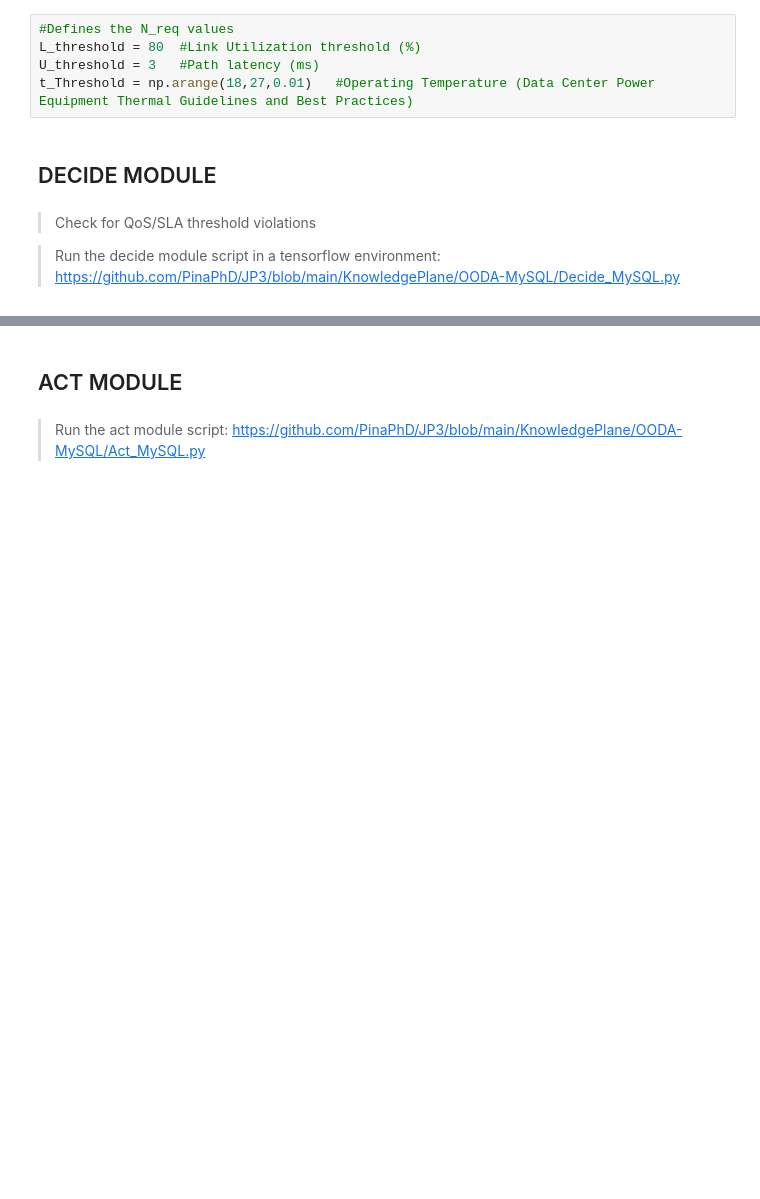
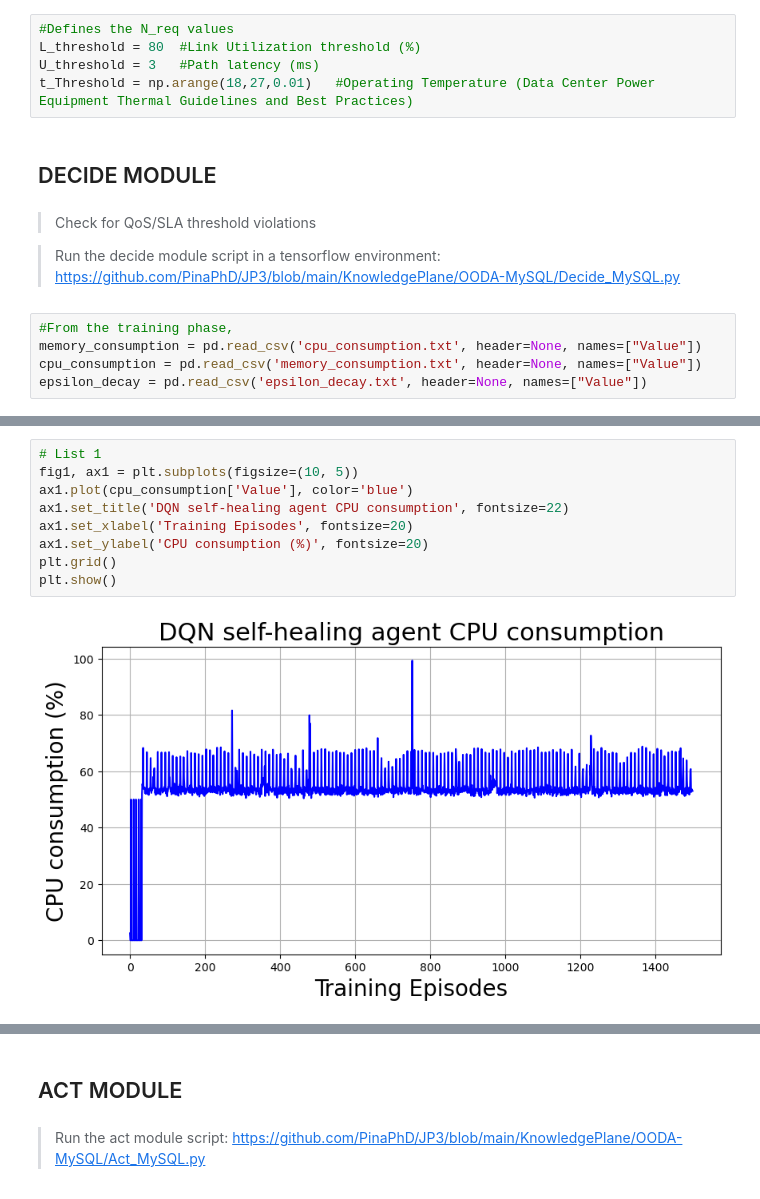
Before and after one commit to PinaPhD/A-threshold-triggered-DQN-self-healing-framework, a Jupyter notebook: Data/Summary.ipynb, the cells around one changed output, grey strips where cells are left out. Cells and saved outputs as stored; diff of their text form; blank space fills up the shorter version.

```diff
--- a/Data/Summary.ipynb
+++ b/Data/Summary.ipynb
@@ -483,3 +483,8 @@ t_Threshold = np.arange(18,27,0.01)   #Operating Temperature (Data Center Power
 > Check for QoS/SLA threshold violations
 
 > Run the decide module script in a tensorflow environment: https://github.com/PinaPhD/JP3/blob/main/KnowledgePlane/OODA-MySQL/Decide_MySQL.py
+# %%
+#From the training phase,
+memory_consumption = pd.read_csv('cpu_consumption.txt', header=None, names=["Value"])
+cpu_consumption = pd.read_csv('memory_consumption.txt', header=None, names=["Value"])
+epsilon_decay = pd.read_csv('epsilon_decay.txt', header=None, names=["Value"])
@@ -485,0 +530,11 @@ t_Threshold = np.arange(18,27,0.01)   #Operating Temperature (Data Center Power
+# %%
+# List 1
+fig1, ax1 = plt.subplots(figsize=(10, 5))
+ax1.plot(cpu_consumption['Value'], color='blue')
+ax1.set_title('DQN self-healing agent CPU consumption', fontsize=22)
+ax1.set_xlabel('Training Episodes', fontsize=20)
+ax1.set_ylabel('CPU consumption (%)', fontsize=20)
+plt.grid()
+plt.show()
+# %% [output]
+[figure, added]
```
Also changed, not shown: parts of 8 cells of this notebook, 37 other files.
